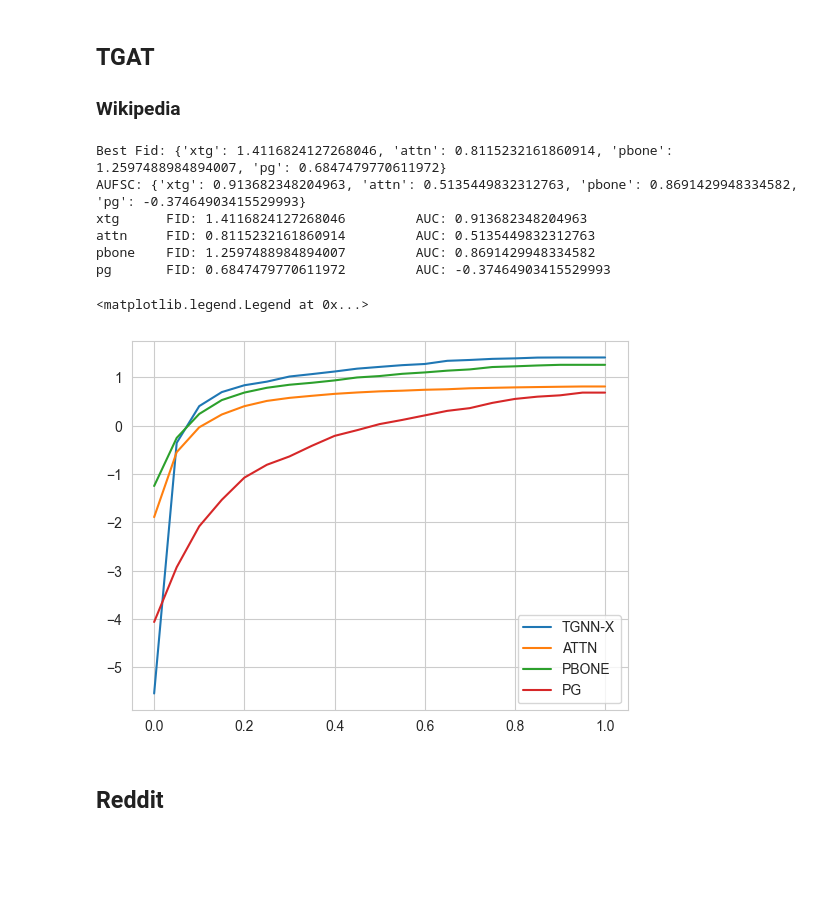
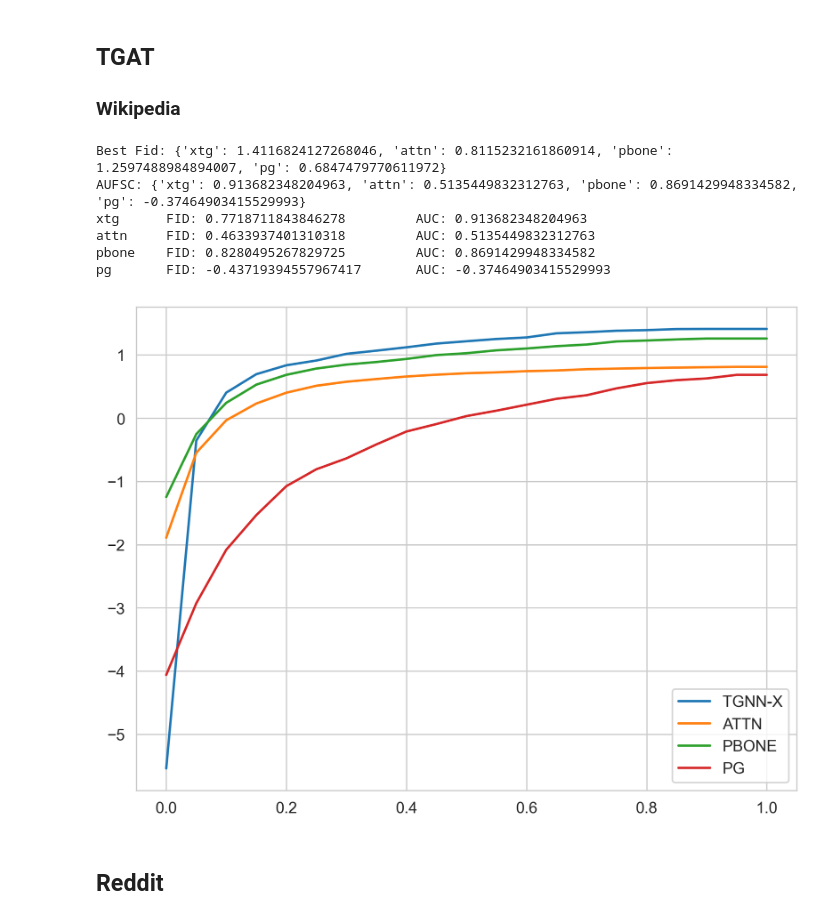
Before and after one commit to m-krastev/fact8-temporal-graph, a Jupyter notebook: notebooks/results_processing.ipynb, the cells around one changed output. Drawn from its saved outputs; the diff is of its cells as text; code cells hidden in the pictures; blank space fills up the shorter version.

```diff
--- a/notebooks/results_processing.ipynb
+++ b/notebooks/results_processing.ipynb
@@ -9,7 +9,7 @@ import seaborn as sns
 import torch
 
 sns.set_style("whitegrid")
-
+plt.rcParams['figure.dpi'] = 300
 
 results_path = Path("/Users/Matey/project/fact8/benchmarks/results/")
 mcts_path = Path("/Users/Matey/project/fact8/tgnnexplainer/xgraph/saved_mcts_results/")
@@ -28,41 +130,41 @@ tgat_wikipedia_files = {
             "tgat_wikipedia_subgraphx_tg_110314_to_155614_eval_pg_true_pg_positive.csv",
             "tgat_wikipedia_attn_explainer_tg_110314_to_155614_eval.csv",
             "tgat_wikipedia_pbone_explainer_tg_110314_to_155614_eval.csv",
             "tgat_wikipedia_pg_explainer_tg_110314_to_155614_eval.csv",
         ],
     )
 }
 
 tgat_wikipedia_tabs = {
     k: pd.read_csv(v).groupby("sparsity").mean()
     for k, v in tgat_wikipedia_files.items()
 }
 
 tgat_wikipedia_best_fids = {
     k: tab["fid_inv_best"].max() for k, tab in tgat_wikipedia_tabs.items()
 }
 tgat_wikipedia_aufsc = {
     k: np.trapz(tab["fid_inv_best"], tab.index) for k, tab in tgat_wikipedia_tabs.items()
 }
 
 print("Best Fid:", tgat_wikipedia_best_fids)
 print("AUFSC:", tgat_wikipedia_aufsc)
 
 for k, tab in tgat_wikipedia_tabs.items():
     print(
-        f"{k}\t FID: {tab['fid_inv_best'].max()} \t AUC: {np.trapz(tab['fid_inv_best'], tab.index)}"
+        f"{k}\t FID: {tab['fid_inv_best'].mean()} \t AUC: {np.trapz(tab['fid_inv_best'], tab.index)}"
     )
     plt.plot(tab.index, tab["fid_inv_best"], label=labels[k])
-plt.legend()
+plt.legend();plt.tight_layout()
+plt.savefig("plots/tgat_wikipedia.png")
 # %% [output]
 Best Fid: {'xtg': 1.4116824127268046, 'attn': 0.8115232161860914, 'pbone': 1.2597488984894007, 'pg': 0.6847479770611972}
 AUFSC: {'xtg': 0.913682348204963, 'attn': 0.5135449832312763, 'pbone': 0.8691429948334582, 'pg': -0.37464903415529993}
-xtg      FID: 1.4116824127268046         AUC: 0.913682348204963
-attn     FID: 0.8115232161860914         AUC: 0.5135449832312763
-pbone    FID: 1.2597488984894007         AUC: 0.8691429948334582
-pg       FID: 0.6847479770611972         AUC: -0.37464903415529993
+xtg      FID: 0.7718711843846278         AUC: 0.913682348204963
+attn     FID: 0.4633937401310318         AUC: 0.5135449832312763
+pbone    FID: 0.8280495267829725         AUC: 0.8691429948334582
+pg       FID: -0.43719394557967417       AUC: -0.37464903415529993
-<matplotlib.legend.Legend at 0x...>
-[figure, old version]
+[figure, new version]
 # %% [markdown]
 ## Reddit
 # %%
```
Also changed, not shown: parts of 11 cells of this notebook, 27 other files.
